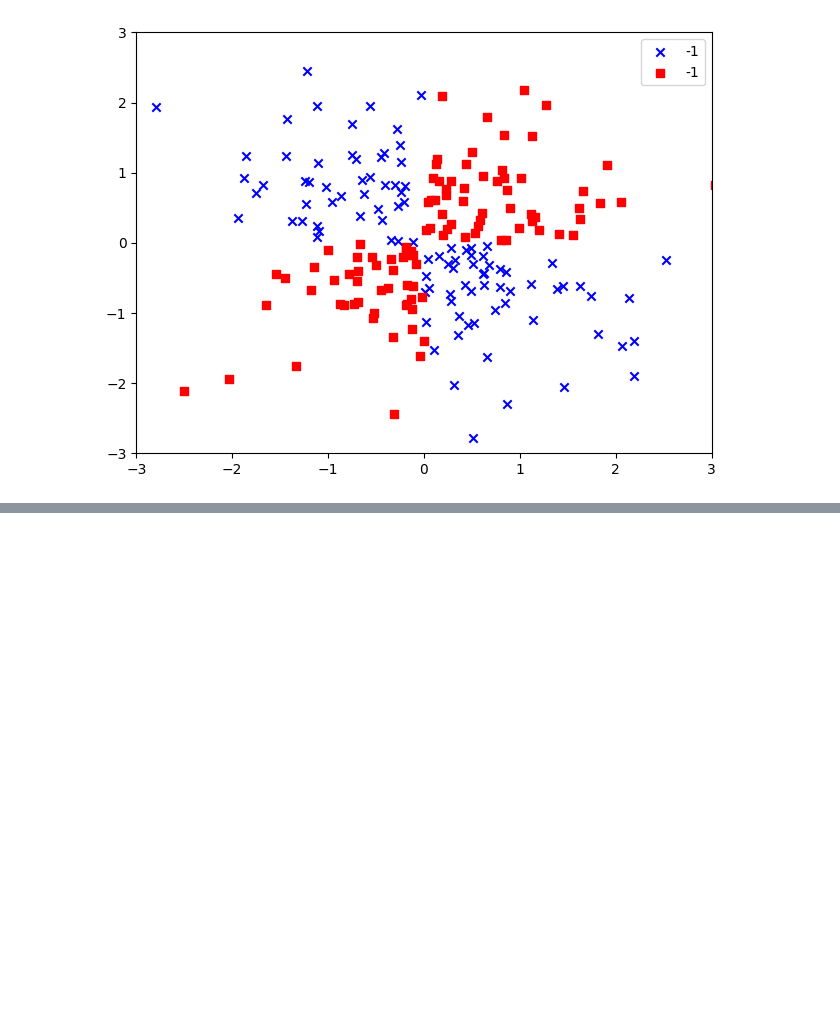
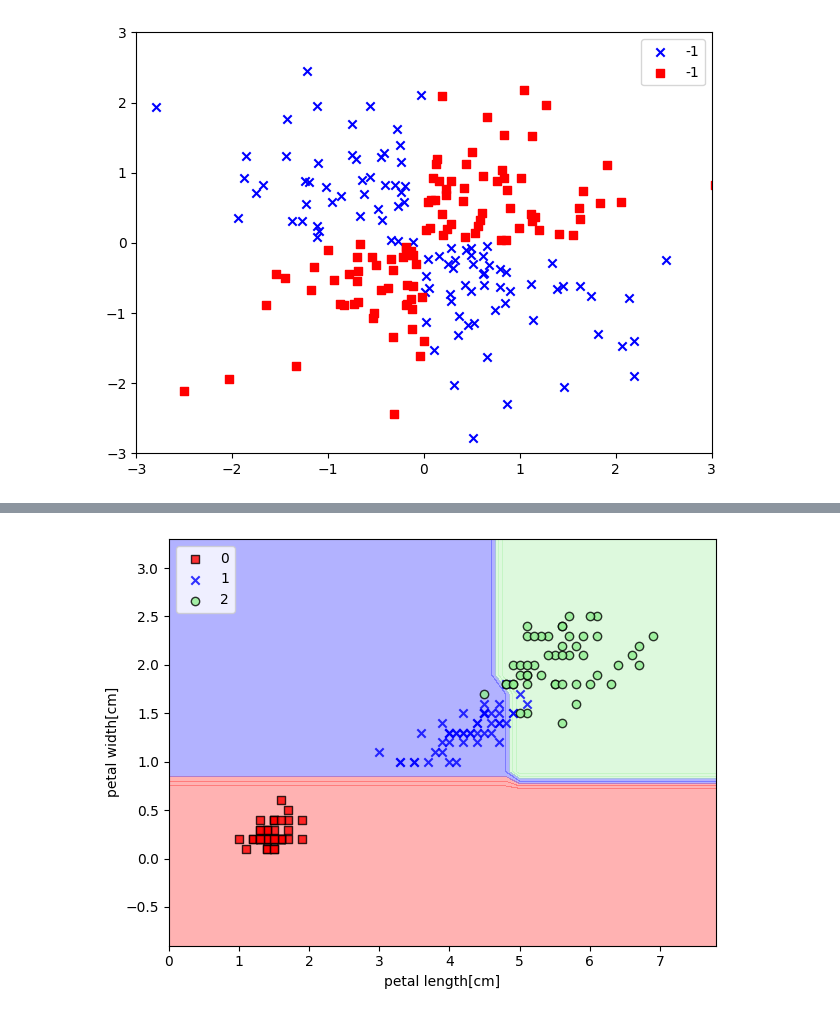
Before and after one commit to yoosung5480/machine_learning, a Jupyter notebook: skcikit-learn-nonlinear.ipynb, the cells around one changed output, grey strips where cells are left out. Drawn from its saved outputs; the diff is of its cells as text; code cells hidden in the pictures; blank space fills up the shorter version.

```diff
--- a/skcikit-learn-nonlinear.ipynb
+++ b/skcikit-learn-nonlinear.ipynb
@@ -65,0 +126,16 @@ def plot_decision_regions(X, y, classifier, test_idx=None, resolution=0.2):
+# %%
+from sklearn.tree import DecisionTreeClassifier
+# 사이킷런으로 결정트리 쓰기
+tree = DecisionTreeClassifier(criterion='gini', # 정보이득 계산 기준 gini
+                              max_depth= 4,     # 결정트리 깊이 4
+                              random_state=1)   # 랜덤시드 번호 1
+tree.fit(X_train, y_train)
+
+plot_decision_regions(X_combined, y_combined, classifier=tree)
+plt.xlabel('petal length[cm]')
+plt.ylabel('petal width[cm]')
+plt.legend(loc = 'upper left')
+plt.tight_layout()
+plt.show()
+# %% [output]
+[figure, added]
```
Also changed, not shown: parts of 8 cells of this notebook, 4 other files.
